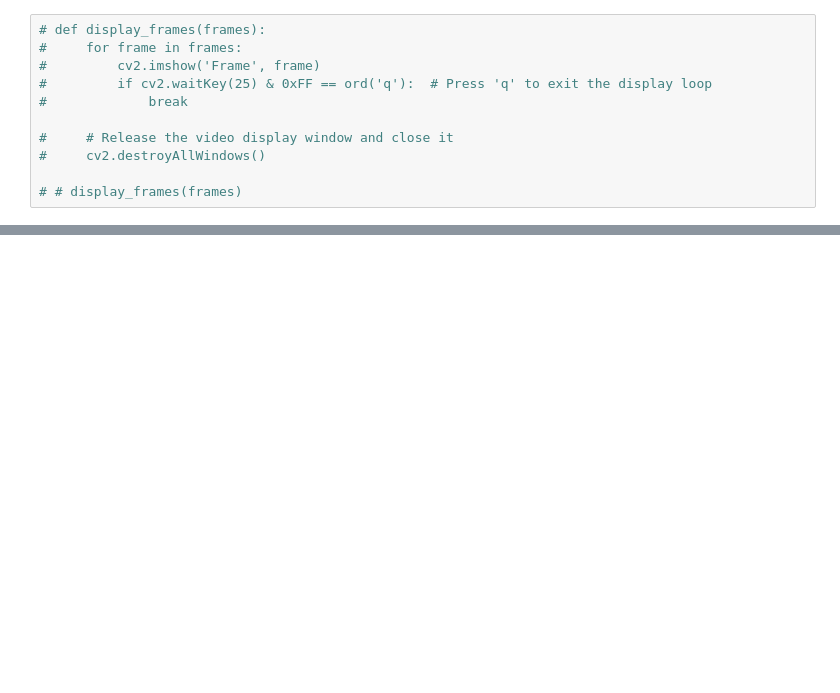
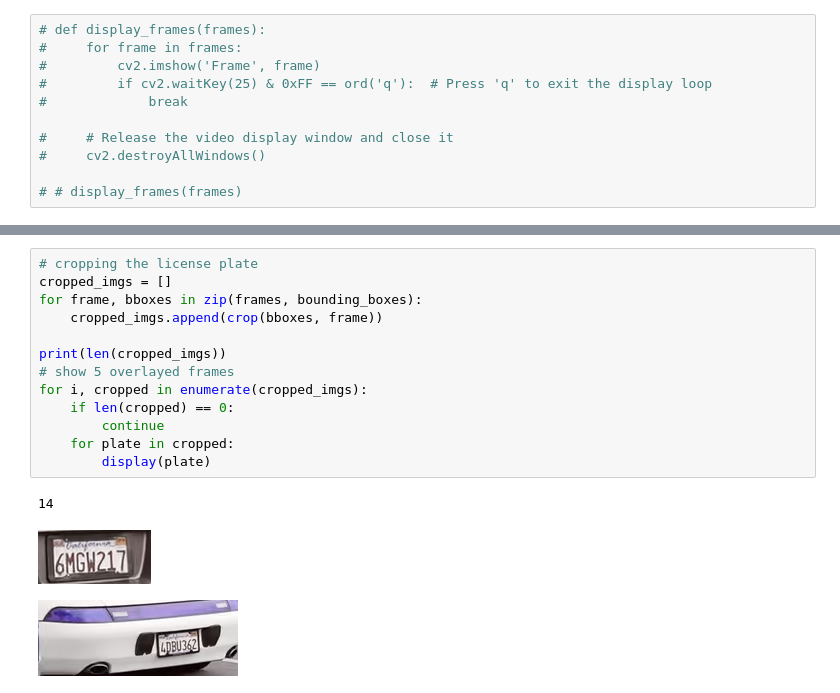
Before and after one commit to wwblodge1/landing-apps-poc, a Jupyter notebook: main.ipynb, the cells around one changed output, grey strips where cells are left out. Saved outputs shown, nothing was run; the diff lists cells and outputs as text; blank space fills up the shorter version.

```diff
--- a/main.ipynb
+++ b/main.ipynb
@@ -72,0 +96,17 @@ bounding_boxes = detect_license_plates(frames)
+# %%
+# cropping the license plate
+cropped_imgs = []
+for frame, bboxes in zip(frames, bounding_boxes):
+    cropped_imgs.append(crop(bboxes, frame))
+
+print(len(cropped_imgs))
+# show 5 overlayed frames
+for i, cropped in enumerate(cropped_imgs):
+    if len(cropped) == 0:
+        continue
+    for plate in cropped:
+        display(plate)
+# %% [output]
+14
+[figure, added]
+[figure, added]
```
Also changed, not shown: parts of 6 cells of this notebook.
